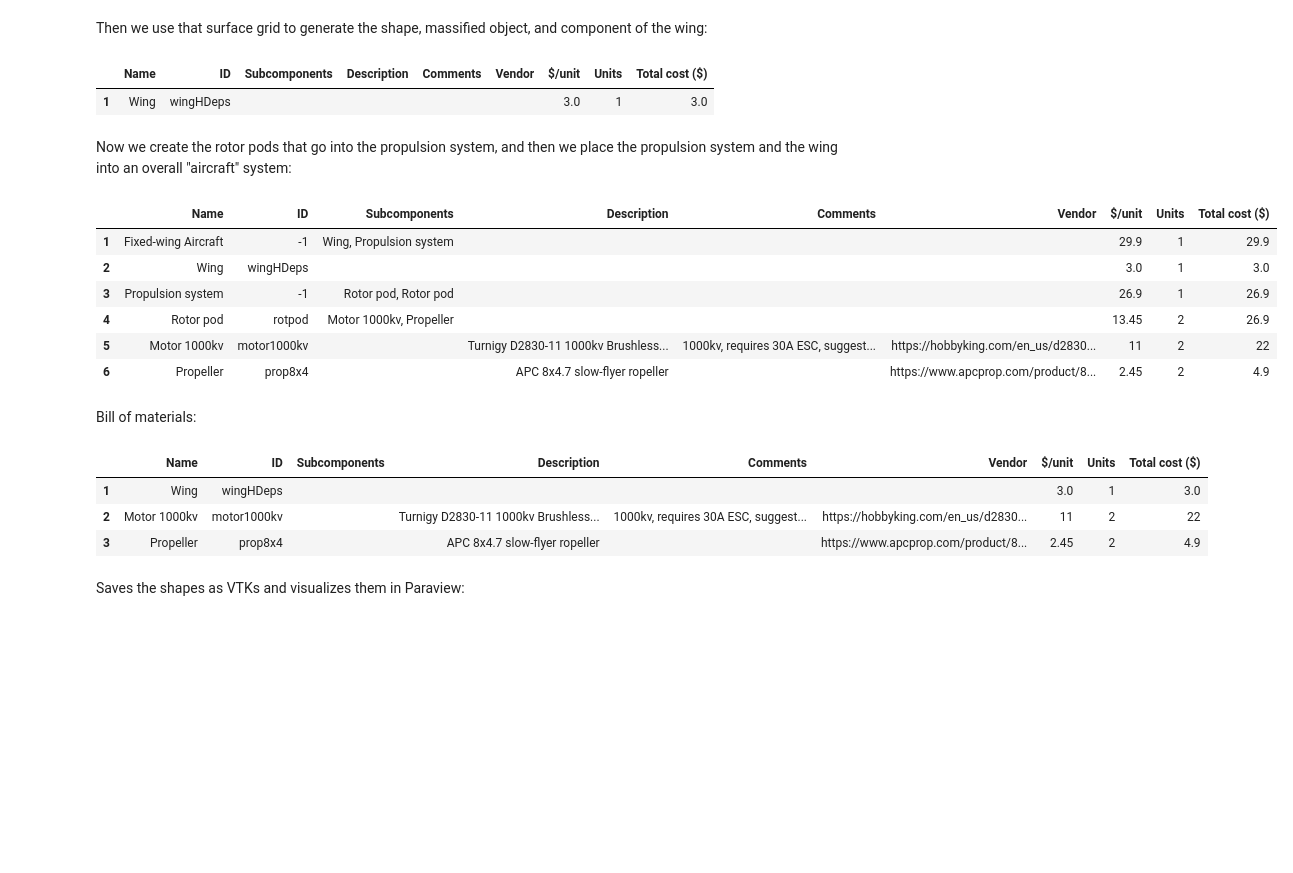
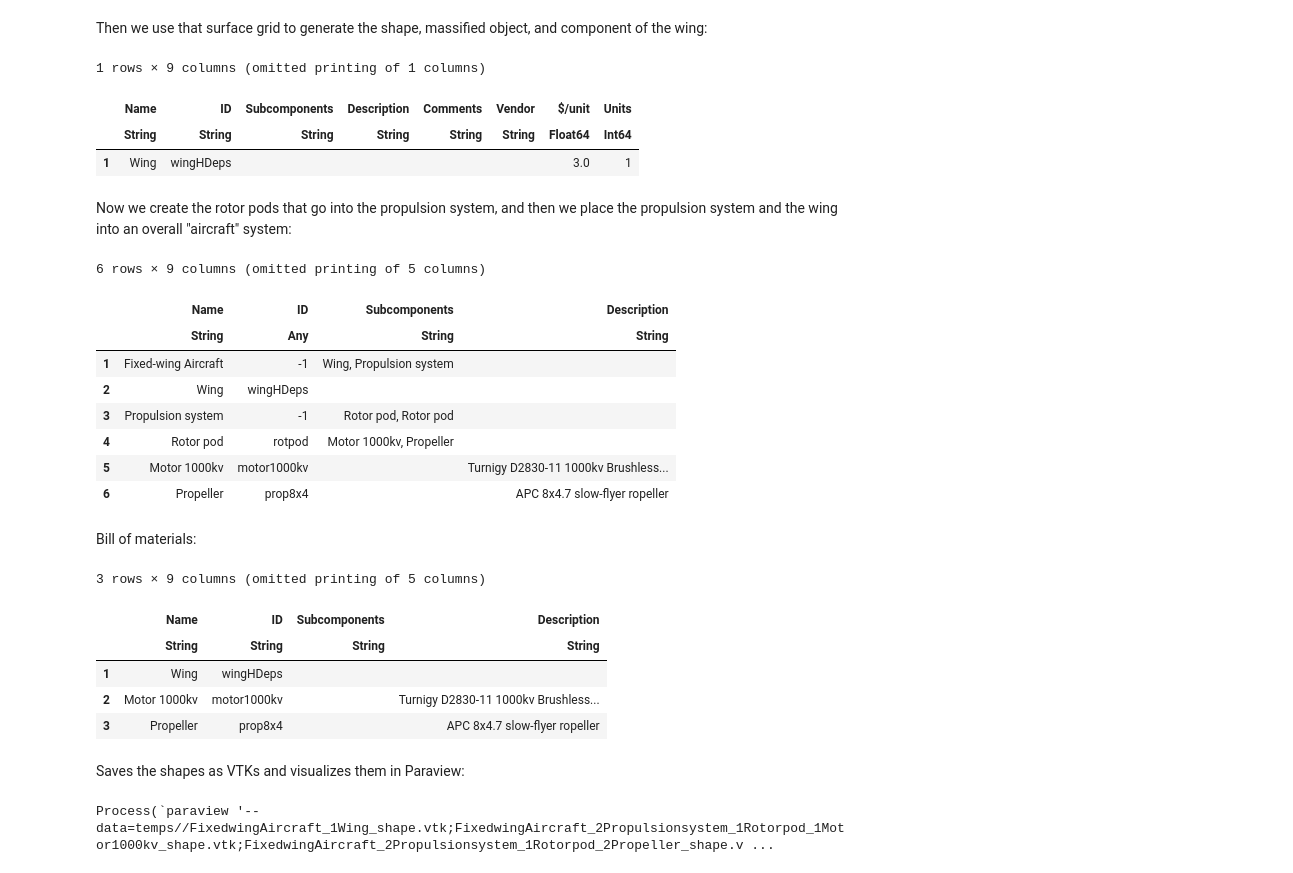
Before and after one commit to EdoAlvarezR/AircraftDesignTools.jl, a Jupyter notebook: docs/documentation.ipynb, the cells around one changed output. Saved outputs shown, nothing was run; the diff lists cells and outputs as text; code cells hidden in the pictures; blank space fills up the shorter version.

```diff
--- a/docs/documentation.ipynb
+++ b/docs/documentation.ipynb
@@ -1027,7 +1057,7 @@ verify_rflspline = true             # Plots the splined airfoil cross sections
 rflspl_s = 0.00000001               # Spline smoothing of airfoil cross sections.
 
 # ----------------- GENERATE WING --------------------------------------------------
-wing_orggrid = gt.generate_loft(airfoil_files, airfoil_path, urfl_NDIVS, lrfl_NDIVS,
+wing_orggrid = adt.gt.generate_loft(airfoil_files, airfoil_path, urfl_NDIVS, lrfl_NDIVS,
                                         semispan, b_low, b_up, b_NDIVS,
                                         chords, twists, x_pos, z_pos;
                                         symmetric=symmetric,
@@ -1038,7 +1068,7 @@ wing_orggrid = gt.generate_loft(airfoil_files, airfoil_path, urfl_NDIVS, lrfl_ND
                                     )
 
 dimsplit = 1
-wing_grid = gt.GridTriangleSurface(wing_orggrid, dimsplit);
+wing_grid = adt.gt.GridTriangleSurface(wing_orggrid, dimsplit);
 # %% [markdown]
 Then we use that surface grid to generate the shape, massified object, and component of the wing:
 # %%
@@ -1059,8 +1089,10 @@ wing = adt.Component(                               # Component definition
                         cost=3.0                    # $/unit
                        )
 # %% [output]
+1 rows × 9 columns (omitted printing of 1 columns)
-|  | Name | ID | Subcomponents | Description | Comments | Vendor | $/unit | Units | Total cost ($) |
-| 1 | Wing | wingHDeps |  |  |  |  | 3.0 | 1 | 3.0 |
+|  | Name | ID | Subcomponents | Description | Comments | Vendor | $/unit | Units |
+|  | String | String | String | String | String | String | Float64 | Int64 |
+| 1 | Wing | wingHDeps |  |  |  |  | 3.0 | 1 |
 # %% [markdown]
 Now we create the rotor pods that go into the propulsion system, and then we place the propulsion system and the wing into an overall "aircraft" system:
 # %%
@@ -1073,52 +1105,58 @@ rotorpod = adt.System(
                         id="rotpod",                # Identifier
 
                         # Orientation of motor and prop: centerline (z-axis)
                         # aligned with x-axis
                         subOaxis = [[0 1 0; 0 0 1; 1 0 0], [0 1 0; 0 0 1; 1 0 0]],
 
                         # Position of motor and prop: Rotor flush with motor face
                         subO=[zeros(3), [-prop8x4.subcomponents.shape.h, 0, 0]]
                )
 
 # Propulsion system: One rotor pod at each side of the wing
 propulsion = adt.System(
                         "Propulsion system",            # Name
                         [rotorpod, rotorpod];           # Subcomponents
 
                         # Position of rotor pods: left and right side of wing
                         subO=[[0, -0.35*semispan, 0], [0, 0.35*semispan, 0]]
               )
 
 # Aircraft: wing + propulsion system
 aircraft = adt.System(
                         "Fixed-wing Aircraft",          # Name
                         [wing, propulsion];             # Subcomponents
 
                         # Places the wing at 5deg angle of attack
-                        subOaxis = [adt.rotation_matrix(0, 5.0, 0), eye(3)],
+                        subOaxis = [adt.rotation_matrix(0, 5.0, 0), Array(1.0I, 3, 3)],
 
                         # Position of components: wing and propulsion system
                         subO=[[0, 0, 0], [0, 0, 0]]
               )
 # %% [output]
+6 rows × 9 columns (omitted printing of 5 columns)
-|  | Name | ID | Subcomponents | Description | Comments | Vendor | $/unit | Units | Total cost ($) |
-| 1 | Fixed-wing Aircraft | -1 | Wing, Propulsion system |  |  |  | 29.9 | 1 | 29.9 |
-| 2 | Wing | wingHDeps |  |  |  |  | 3.0 | 1 | 3.0 |
-| 3 | Propulsion system | -1 | Rotor pod, Rotor pod |  |  |  | 26.9 | 1 | 26.9 |
-| 4 | Rotor pod | rotpod | Motor 1000kv, Propeller |  |  |  | 13.45 | 2 | 26.9 |
-| 5 | Motor 1000kv | motor1000kv |  | Turnigy D2830-11 1000kv Brushless... | 1000kv, requires 30A ESC, suggest... | https://hobbyking.com/en_us/d2830... | 11 | 2 | 22 |
-| 6 | Propeller | prop8x4 |  | APC 8x4.7 slow-flyer ropeller |  | https://www.apcprop.com/product/8... | 2.45 | 2 | 4.9 |
+|  | Name | ID | Subcomponents | Description |
+|  | String | Any | String | String |
+| 1 | Fixed-wing Aircraft | -1 | Wing, Propulsion system |  |
+| 2 | Wing | wingHDeps |  |  |
+| 3 | Propulsion system | -1 | Rotor pod, Rotor pod |  |
+| 4 | Rotor pod | rotpod | Motor 1000kv, Propeller |  |
+| 5 | Motor 1000kv | motor1000kv |  | Turnigy D2830-11 1000kv Brushless... |
+| 6 | Propeller | prop8x4 |  | APC 8x4.7 slow-flyer ropeller |
 # %% [markdown]
 Bill of materials:
 # %%
 displaybom(aircraft)
 # %% [output]
+3 rows × 9 columns (omitted printing of 5 columns)
-|  | Name | ID | Subcomponents | Description | Comments | Vendor | $/unit | Units | Total cost ($) |
-| 1 | Wing | wingHDeps |  |  |  |  | 3.0 | 1 | 3.0 |
-| 2 | Motor 1000kv | motor1000kv |  | Turnigy D2830-11 1000kv Brushless... | 1000kv, requires 30A ESC, suggest... | https://hobbyking.com/en_us/d2830... | 11 | 2 | 22 |
-| 3 | Propeller | prop8x4 |  | APC 8x4.7 slow-flyer ropeller |  | https://www.apcprop.com/product/8... | 2.45 | 2 | 4.9 |
+|  | Name | ID | Subcomponents | Description |
+|  | String | String | String | String |
+| 1 | Wing | wingHDeps |  |  |
+| 2 | Motor 1000kv | motor1000kv |  | Turnigy D2830-11 1000kv Brushless... |
+| 3 | Propeller | prop8x4 |  | APC 8x4.7 slow-flyer ropeller |
 # %% [markdown]
 Saves the shapes as VTKs and visualizes them in Paraview:
 # %%
 str = adt.save_shape(aircraft; path=save_path)
 run(`paraview --data=$(save_path)/$(str)`)
+# %% [output]
+Process(`paraview '--data=temps//FixedwingAircraft_1Wing_shape.vtk;FixedwingAircraft_2Propulsionsystem_1Rotorpod_1Motor1000kv_shape.vtk;FixedwingAircraft_2Propulsionsystem_1Rotorpod_2Propeller_shape.v ...
```
Also changed, not shown: parts of 31 cells of this notebook, 9 other files.
